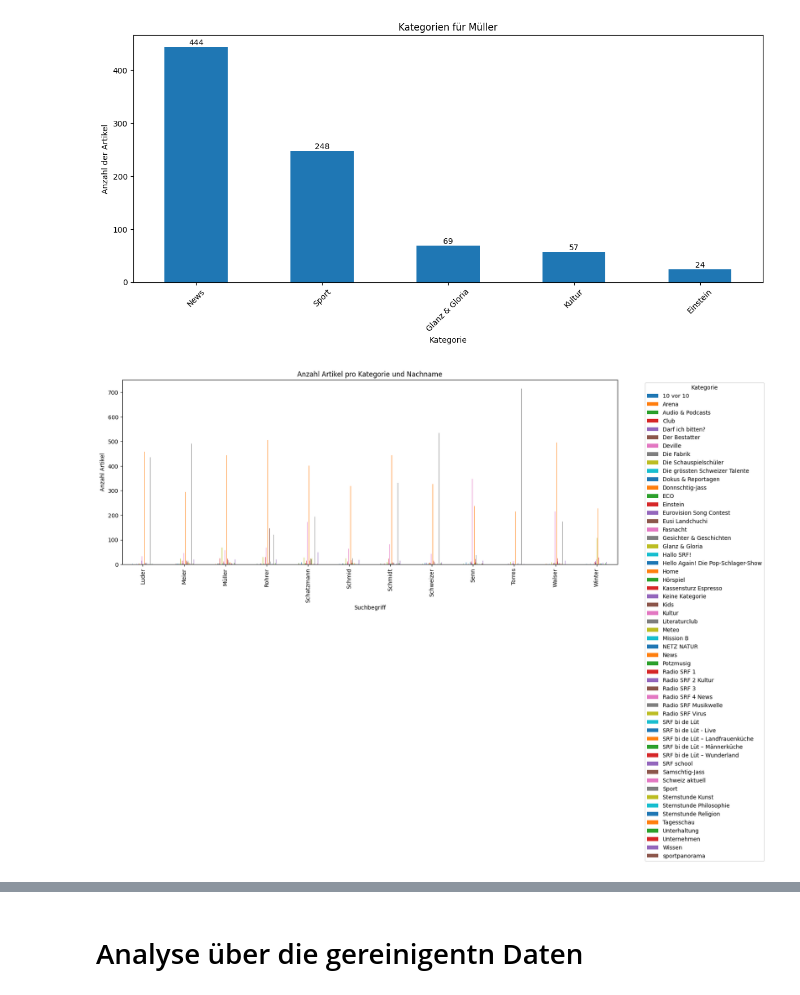
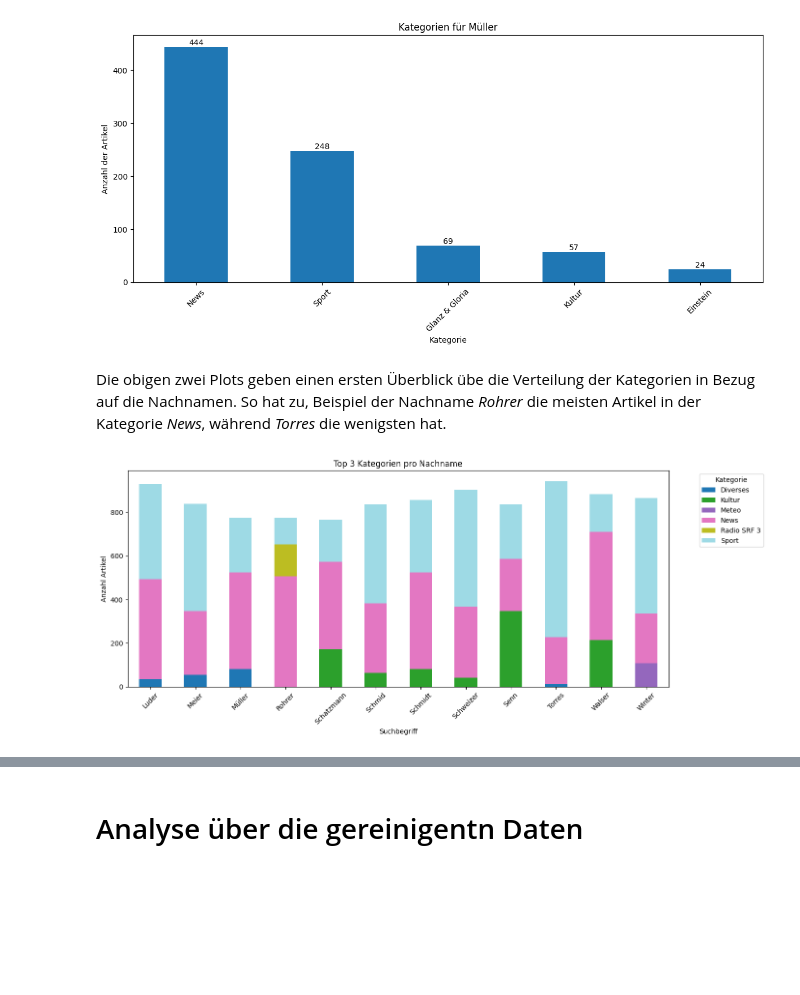
Before and after one commit to Sandra-Senn/wdb_webscraping, a Jupyter notebook: notebook/eda.ipynb, the cells around one changed output, grey strips where cells are left out. Saved outputs shown, nothing was run; the diff lists cells and outputs as text; code cells hidden in the pictures; blank space fills up the shorter version.

```diff
--- a/notebook/eda.ipynb
+++ b/notebook/eda.ipynb
@@ -83,15 +92,26 @@ plot_articles_per_cat(data, "News")
 plot_cat_per_term(data, "Müller")
 # %% [output]
 [figure]
-# %%
-# isch trash, han en gliich drin gloh zum zeige, dassi de gmacht han und ggf chunt der en idee, wie besser mache
-category_counts = data.groupby(['Suchbegriff', 'Kategorie']).size().unstack(fill_value=0)
-category_counts.plot(kind='bar', figsize=(16, 6))
-plt.xlabel('Suchbegriff')
-plt.ylabel('Anzahl Artikel')
-plt.title('Anzahl Artikel pro Kategorie und Nachname')
-plt.legend(title='Kategorie', bbox_to_anchor=(1.05, 1), loc='upper left')
-plt.tight_layout()
-plt.show()
-# %% [output]
-[figure, removed]
+# %% [markdown]
+Die obigen zwei Plots geben einen ersten Überblick übe die Verteilung der Kategorien in Bezug auf die Nachnamen. So hat zu, Beispiel der Nachname *Rohrer* die meisten Artikel in der Kategorie *News*, während *Torres* die wenigsten hat.
+# %%
+# Top 3 Kategorien je Suchbegriff extrahieren
+top3_per_name = (
+    data.groupby(['Suchbegriff', 'Kategorie'])
+    .size()
+    .reset_index(name='count')
+    .sort_values(['Suchbegriff', 'count'], ascending=[True, False])
+    .groupby('Suchbegriff')
+    .head(3)
+)
+pivot_df = top3_per_name.pivot(index='Suchbegriff', columns='Kategorie', values='count').fillna(0)
+pivot_df.plot(kind='bar', stacked=True, figsize=(14, 6), colormap='tab20')
+plt.xlabel('Suchbegriff')
+plt.ylabel('Anzahl Artikel')
+plt.title('Top 3 Kategorien pro Nachname')
+plt.legend(title='Kategorie', bbox_to_anchor=(1.05, 1), loc='upper left')
+plt.xticks(rotation=45)
+plt.tight_layout()
+plt.show()
+# %% [output]
+[figure, added]
```
Also changed, not shown: parts of 23 cells of this notebook, 3 other files.
